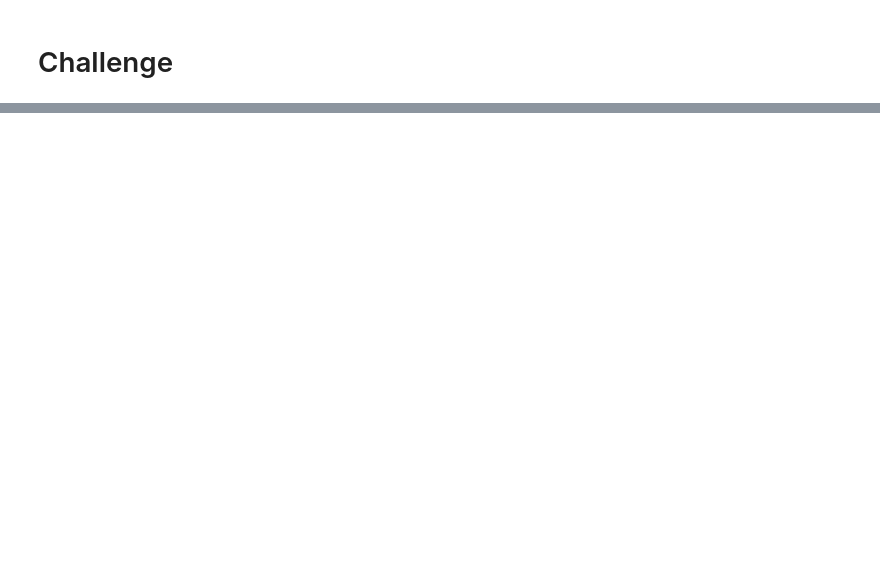
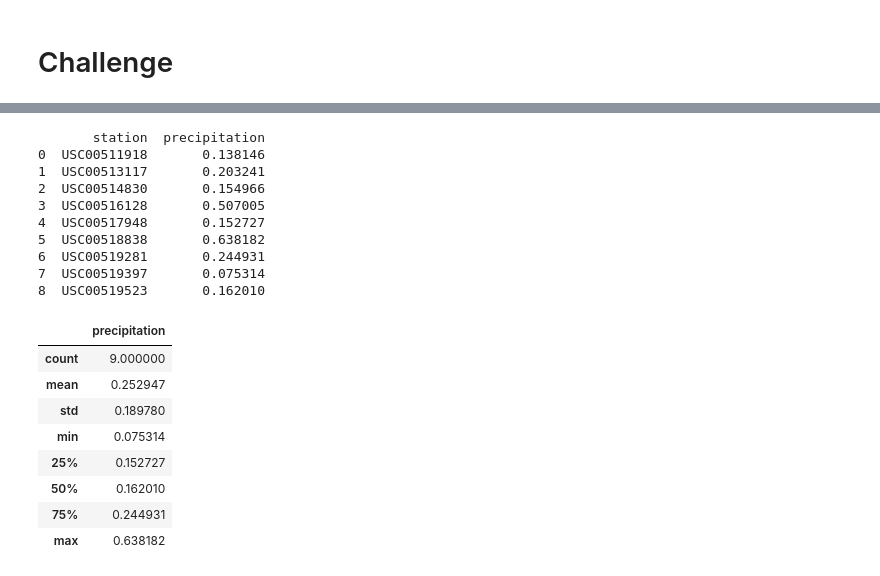
Before and after one commit to LaurenBerens/surfs_up, a Jupyter notebook: climate_analysis.ipynb, the cells around one changed output, grey strips where cells are left out. Saved outputs shown, nothing was run; the diff lists cells and outputs as text; code cells hidden in the pictures; blank space fills up the shorter version.

```diff
--- a/climate_analysis.ipynb
+++ b/climate_analysis.ipynb
@@ -124,0 +176,26 @@ plt.tight_layout()
+# %%
+#Dec rain grouped by station, describe ()
+dec_prcp = session.query(Measurement.station, func.avg(Measurement.prcp)).filter(extract('month', Measurement.date) == 12).group_by(Measurement.station).all()
+decprcp_df = pd.DataFrame(dec_prcp, columns=['station', 'precipitation'])
+print(decprcp_df)
+decprcp_df.describe()
+# %% [output]
+       station  precipitation
+0  USC00511918       0.138146
+1  USC00513117       0.203241
+2  USC00514830       0.154966
+3  USC00516128       0.507005
+4  USC00517948       0.152727
+5  USC00518838       0.638182
+6  USC00519281       0.244931
+7  USC00519397       0.075314
+8  USC00519523       0.162010
+|  | precipitation |
+| count | 9.000000 |
+| mean | 0.252947 |
+| std | 0.189780 |
+| min | 0.075314 |
+| 25% | 0.152727 |
+| 50% | 0.162010 |
+| 75% | 0.244931 |
+| max | 0.638182 |
```
Also changed, not shown: parts of 5 cells of this notebook, 3 other files.
